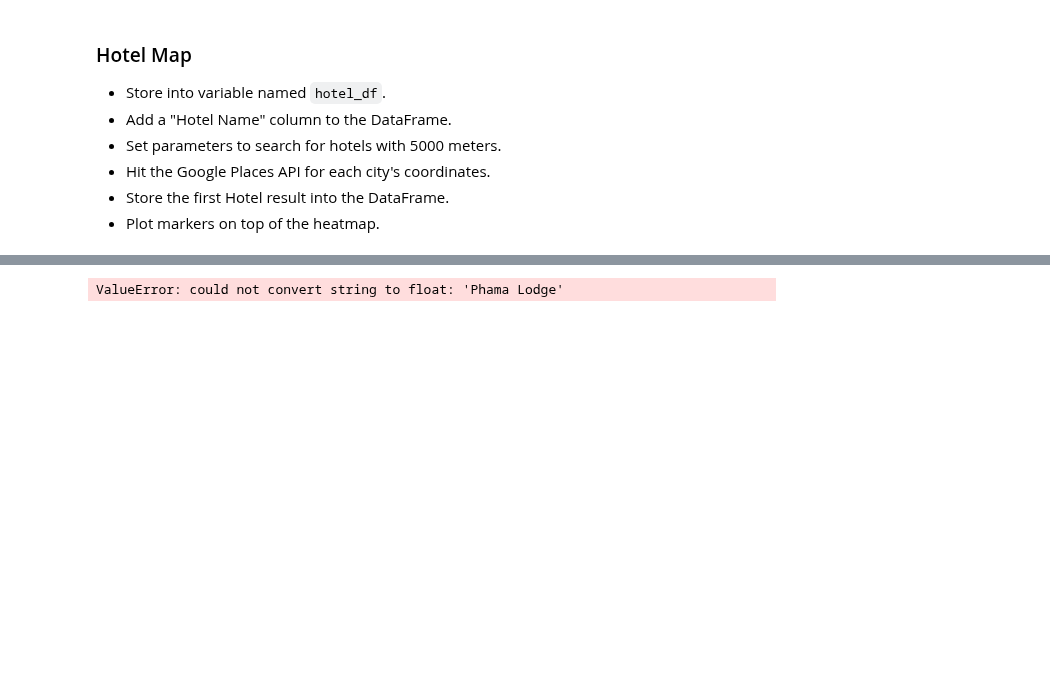
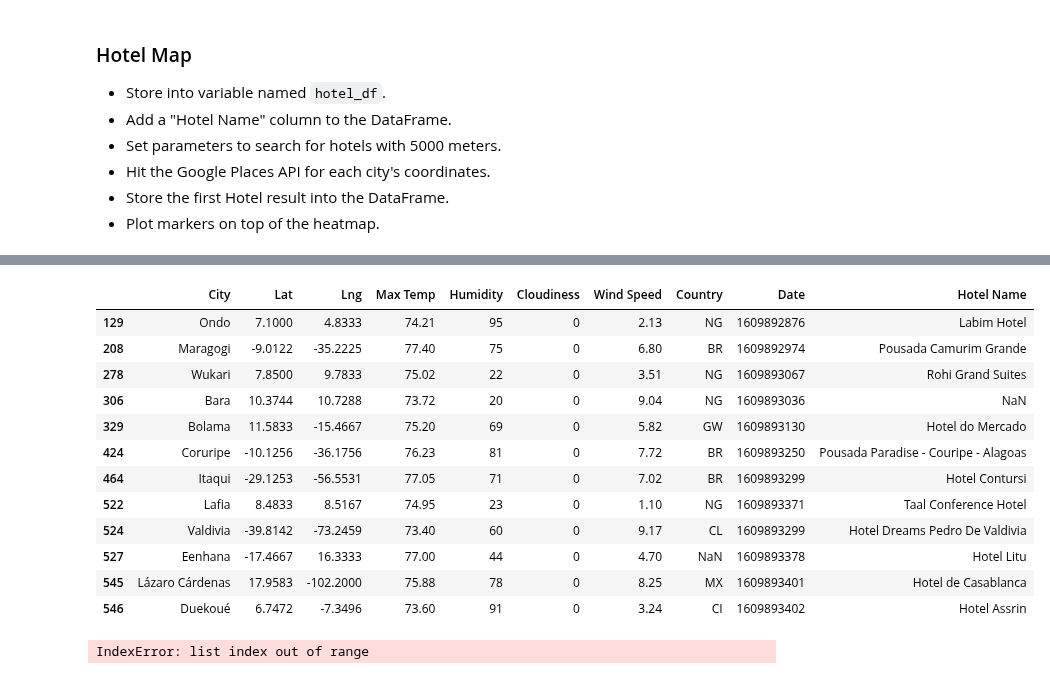
Before and after one commit to JRandle23/Python-API-Challenge, a Jupyter notebook: VacationPy/VacationPy.ipynb, the cells around one changed output, grey strips where cells are left out. Drawn from its saved outputs; the diff is of its cells as text; code cells hidden in the pictures; blank space fills up the shorter version.

```diff
--- a/VacationPy/VacationPy.ipynb
+++ b/VacationPy/VacationPy.ipynb
@@ -105,24 +112,42 @@ hotel_df.reindex()
 # %%
-base_url = "https://maps.googleapis.com/maps/api/place/nearbysearch/json"
-
-location = hotel_df[["Lat", "Lng"]].astype(float)
-
-params = {"radius": 5000,
+#set call parameters
+params = {"keyword": "Hotel",
+          "radius": 5000,
           "type": "lodging",
           "key": gkey}
 
+#
 for index, row in hotel_df.iterrows():
     lat = row["Lat"]
     lng = row["Lng"]
+    params["location"] = f"{lat}, {lng}"
 
-    params["location"] = (f"{lat}, {lng}")
-    response = requests.get(base_url, params=params).json()
+    base_url = "https://maps.googleapis.com/maps/api/place/nearbysearch/json"
 
-    results = response["results"]
+    response = requests.get(base_url, params=params)
+    response_json = response.json()
+    #print(json.dumps(response_json, indent=4, sort_keys=True))
 
-    pprint(results)
+    try:
+        hotel_df.loc[index, "Hotel Name"] = response_json["results"][0]["name"]
+
+    except (KeyError, IndexError):
+        hotel_df.loc[index, "Hotel Name"] = "NaN"
+hotel_df
 # %% [output]
-ValueError: could not convert string to float: 'Phama Lodge'
+|  | City | Lat | Lng | Max Temp | Humidity | Cloudiness | Wind Speed | Country | Date | Hotel Name |
+| 129 | Ondo | 7.1000 | 4.8333 | 74.21 | 95 | 0 | 2.13 | NG | 1609892876 | Labim Hotel |
+| 208 | Maragogi | -9.0122 | -35.2225 | 77.40 | 75 | 0 | 6.80 | BR | 1609892974 | Pousada Camurim Grande |
+| 278 | Wukari | 7.8500 | 9.7833 | 75.02 | 22 | 0 | 3.51 | NG | 1609893067 | Rohi Grand Suites |
+| 306 | Bara | 10.3744 | 10.7288 | 73.72 | 20 | 0 | 9.04 | NG | 1609893036 | NaN |
+| 329 | Bolama | 11.5833 | -15.4667 | 75.20 | 69 | 0 | 5.82 | GW | 1609893130 | Hotel do Mercado |
+| 424 | Coruripe | -10.1256 | -36.1756 | 76.23 | 81 | 0 | 7.72 | BR | 1609893250 | Pousada Paradise - Couripe - Alagoas |
+| 464 | Itaqui | -29.1253 | -56.5531 | 77.05 | 71 | 0 | 7.02 | BR | 1609893299 | Hotel Contursi |
+| 522 | Lafia | 8.4833 | 8.5167 | 74.95 | 23 | 0 | 1.10 | NG | 1609893371 | Taal Conference Hotel |
+| 524 | Valdivia | -39.8142 | -73.2459 | 73.40 | 60 | 0 | 9.17 | CL | 1609893299 | Hotel Dreams Pedro De Valdivia |
+| 527 | Eenhana | -17.4667 | 16.3333 | 77.00 | 44 | 0 | 4.70 | NaN | 1609893378 | Hotel Litu |
+| 545 | Lázaro Cárdenas | 17.9583 | -102.2000 | 75.88 | 78 | 0 | 8.25 | MX | 1609893401 | Hotel de Casablanca |
+| 546 | Duekoué | 6.7472 | -7.3496 | 73.60 | 91 | 0 | 3.24 | CI | 1609893402 | Hotel Assrin |
 # %%
 # NOTE: Do not change any of the code in this cell
 
@@ -145,0 +166,16 @@ locations = hotel_df[["Lat", "Lng"]]
+# %%
+#copied code from heatmap above
+locations = city_weather[["Lat", "Lng"]].astype(float)
+humidity = city_weather["Humidity"].astype(float)
+fig = gmaps.figure()
+heat_layer = gmaps.heatmap_layer(locations, weights=humidity, dissipating=False, max_intensity=100, point_radius=2)
+fig.add_layer(heat_layer)
+
+#Add marker layer ontop of heat map
+marker = gmaps.marker_layer(locations, info_box_content=hotel_info)
+fig.add_layer(marker)
+
+# Display figure
+fig
+# %% [output]
+IndexError: list index out of range
```
Also changed, not shown: parts of 4 cells of this notebook.
